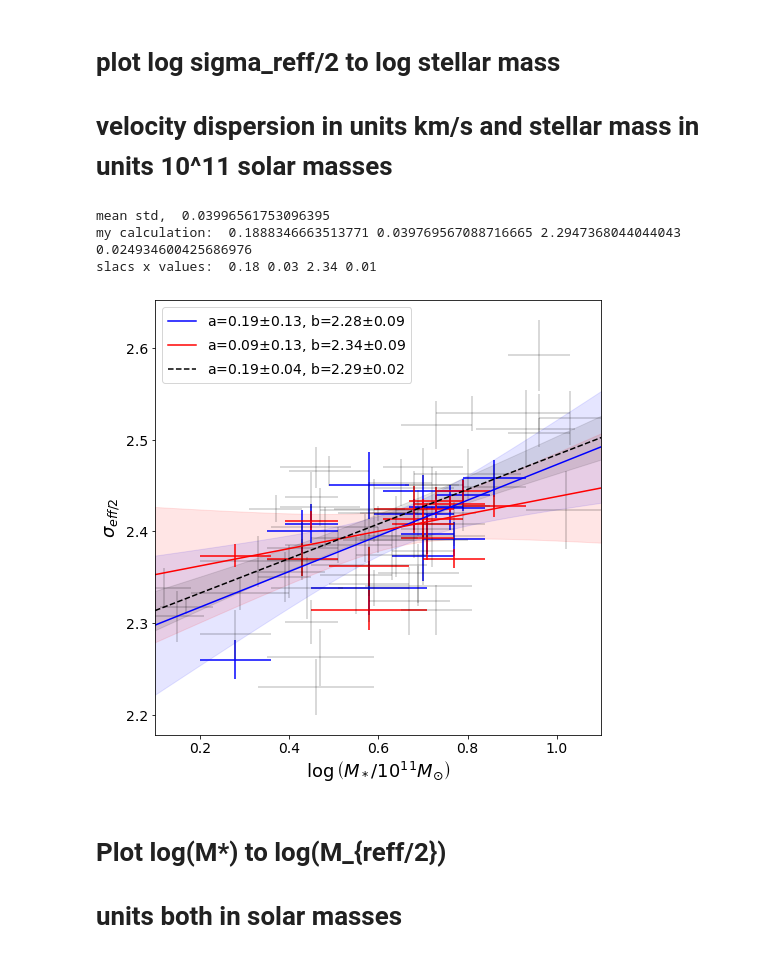
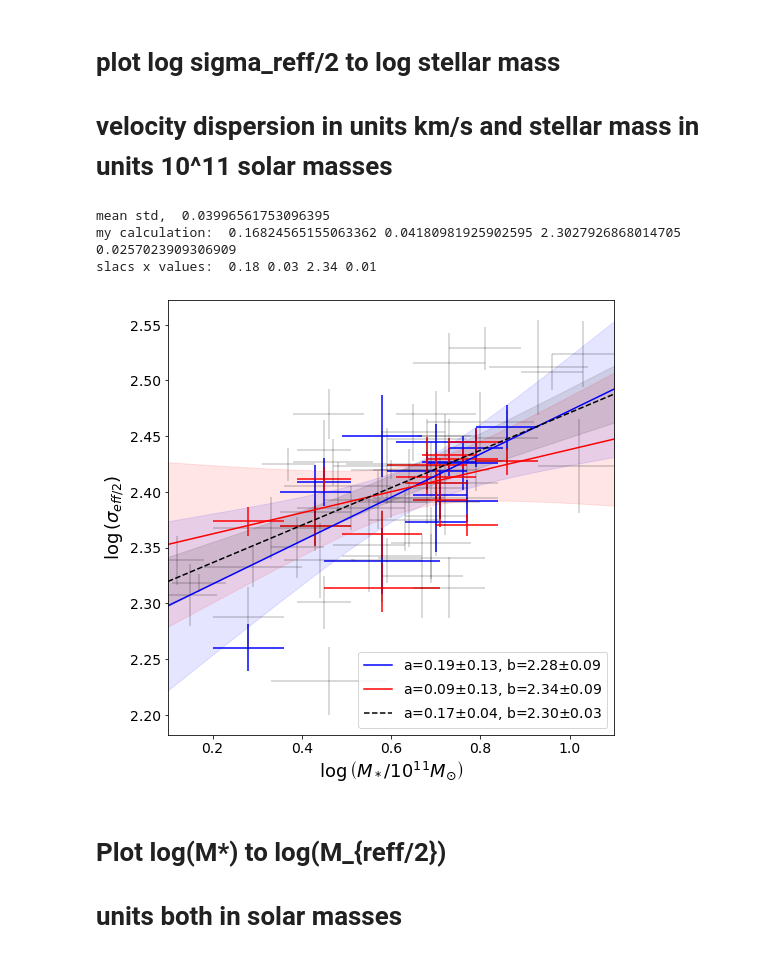
Before and after one commit to shawnknabel/slacs_kinematics_jam_modeling, a Jupyter notebook: jupyter_notebooks/kinematics_maps/rotators_apertures_mass_etc_022123.ipynb, the cells around one changed output. Saved outputs shown, nothing was run; the diff lists cells and outputs as text; code cells hidden in the pictures.

```diff
--- a/jupyter_notebooks/kinematics_maps/rotators_apertures_mass_etc_022123.ipynb
+++ b/jupyter_notebooks/kinematics_maps/rotators_apertures_mass_etc_022123.ipynb
@@ -293,8 +293,8 @@ def prepare_to_jam(obj_name, file_dir):
     return (surf, sigma, qObs, kcwi_sigmapsf, Vrms_bin, dVrms_bin, V_bin, dV_bin, xbin_phot, ybin_phot, reff)
 # %%
 # add zlens and zsource to clasisfications
-zlens = slacs_ix.loc[slacs_ix['obj_name'].isin(classifications['obj_name']), 'zlens']
-zsource = slacs_ix.loc[slacs_ix['obj_name'].isin(classifications['obj_name']), 'zsource']
+zlens = classifications.zlens # slacs_ix.loc[slacs_ix['obj_name'].isin(classifications['obj_name']), 'zlens']
+zsource = classifications.zsource # slacs_ix.loc[slacs_ix['obj_name'].isin(classifications['obj_name']), 'zsource']
 # use angular diameter distance or luminosity distance?
 #distances = cosmo.luminosity_distance(zs).value
 DL = cosmo.angular_diameter_distance(zlens).value # Mpc
@@ -2522,0 +2532,8 @@ array(['SDSSJ0029-0055', 'SDSSJ0037-0942', 'SDSSJ0044+0113',
+# %%
+# indices that were excluded 0,7,8,11,29,47
+
+filter_indices = [0,7,8,11,29,47]
+no_anal = np.ones(len(slacs_x), dtype=bool) # no analysis :)
+no_anal[filter_indices] = 0
+print(no_anal)
+slacs_x.iloc[no_anal]
@@ -2536,8 +2577,8 @@ axs.errorbar(log_stellar_masses[not_na]-11, log_VD_half_reff_kcwi[not_na],
             xerr=dlog_stellar_masses[not_na], yerr=dlog_VD_half_reff_kcwi[not_na],
              color='r',
             linestyle='')
-axs.errorbar(slacs_x['log_stellar_mass_salp']-11, slacs_x['log_VD_half_reff'],
-            xerr=slacs_x['dlog_stellar_mass_salp'], yerr=slacs_x['dlog_VD_half_reff'],
+axs.errorbar(slacs_x.loc[no_anal,'log_stellar_mass_salp']-11, slacs_x.loc[no_anal,'log_VD_half_reff'],
+            xerr=slacs_x.loc[no_anal,'dlog_stellar_mass_salp'], yerr=slacs_x.loc[no_anal,'dlog_VD_half_reff'],
              color='k',
             #marker='.',
             linestyle='',
@@ -2603,9 +2644,9 @@ plt.fill_between(x, nom - std, nom + std,
 # slacs x lines
 # a = 0.18±0.03, b = 2.34±0.01
 # do a fit and see if it's the same
-p, cov = np.polyfit(slacs_x['log_stellar_mass_salp']-11, slacs_x['log_VD_half_reff'],
+p, cov = np.polyfit(slacs_x.loc[no_anal,'log_stellar_mass_salp']-11, slacs_x.loc[no_anal,'log_VD_half_reff'],
                     deg=1,
-                    w=1/np.sqrt(slacs_x['dlog_stellar_mass_salp']**2+slacs_x['dlog_VD_half_reff']**2),
+                    w=1/np.sqrt(slacs_x.loc[no_anal,'dlog_stellar_mass_salp']**2+slacs_x.loc[no_anal,'dlog_VD_half_reff']**2),
                     cov='unscaled')
 m = p[0]
 b = p[1]
@@ -2620,36 +2661,36 @@ berr_x = 0.01
 print('slacs x values: ', m_x, merr_x, b_x, berr_x)
 x = np.linspace(0.1, 1.1,100)
 #p = np.array([m,b])
 #cov = np.array([[merr, 0],
 #              [0, berr]]) # no info on the covriance
 # calculate parameter confidence interval
 ac,bc = unc.correlated_values(p, cov) # This accounts for the covariance terms so that it gives the proper std at each x for the confidence band
 # calculate regression confidence interval
 y = ac*x+bc
 nom = unp.nominal_values(y) # the value of the fit
 std = unp.std_devs(y)#/np.sqrt(len(log_stellar_masses[not_na])) # std at each x, makes the curve
 # plot the regression
 label = f'a={"{:.2f}".format(m)}$\pm${"{:.2f}".format(merr)}, b={"{:.2f}".format(b)}$\pm${"{:.2f}".format(berr)}'
 plt.plot(x, nom, c='k', linestyle='--', label=label)
 # uncertainty lines (95% confidence)
 plt.fill_between(x, nom - std, nom + std,
                  color='k',
                  alpha=0.1#,\
          #label='95% Confidence Region'
                 )
 
 axs.set_xlim(0.1, 1.1)
 label_fontsize=18
 axs.set_xlabel(r'$\log\left(M_*/10^{11}M_{\odot}\right)$', fontsize=label_fontsize)
-axs.set_ylabel(r'$\sigma_{eff/2}}$', fontsize=label_fontsize)
+axs.set_ylabel(r'$\log\left(\sigma_{eff/2}\right)$', fontsize=label_fontsize)
 axs.legend()
 
 plt.savefig(f'{figure_dir}slacs_x_analysis/VD_half_reff_vs_log_stellar_mass.pdf', bbox_inches='tight')
 # %% [output]
 mean std,  0.03996561753096395
-my calculation:  0.1888346663513771 0.039769567088716665 2.2947368044044043 0.024934600425686976
+my calculation:  0.16824565155063362 0.04180981925902595 2.3027926868014705 0.0257023909306909
 slacs x values:  0.18 0.03 2.34 0.01
-[figure, old version]
+[figure, new version]
 # %% [markdown]
 # Plot log(M*) to log(M_{reff/2})
 # units both in solar masses
```
Also changed, not shown: parts of 13 cells of this notebook, 22 other files.
